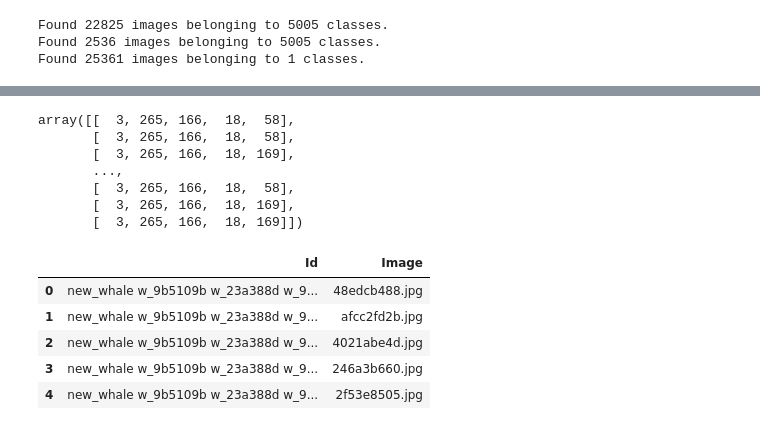
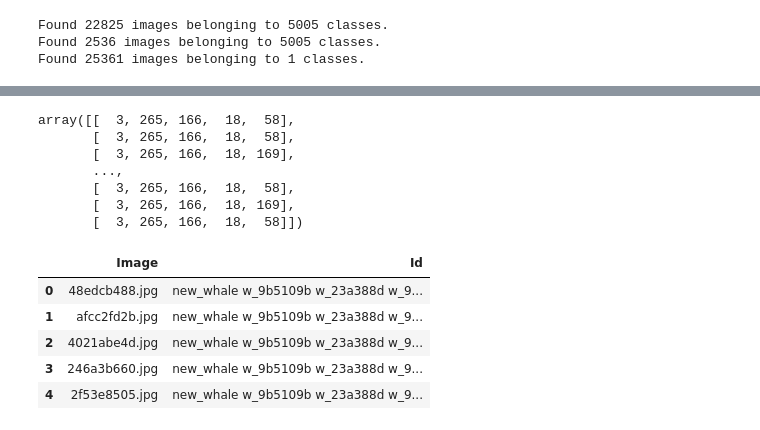
Before and after one commit to Zundock/Deep-whaling, a Jupyter notebook: deep_learning_final_project.ipynb, the cells around one changed output, grey strips where cells are left out. Saved outputs shown, nothing was run; the diff lists cells and outputs as text; code cells hidden in the pictures.

```diff
--- a/deep_learning_final_project.ipynb
+++ b/deep_learning_final_project.ipynb
@@ -173,7 +175,7 @@ sz = 100
 
 # create generators
 datagen=image.ImageDataGenerator(rescale=1./255, validation_split = 0.1)
-#test_datagen = image.ImageDataGenerator(rescale=1./255)
+test_datagen = image.ImageDataGenerator(rescale=1./255)
 
 train_generator=datagen.flow_from_dataframe(
     dataframe=train_df, directory=img_path,
@@ -223,7 +225,7 @@ early_stopping = EarlyStopping(monitor = 'val_loss', patience = 5)
 
 
 # Train the model
-model.fit_generator(generator=train_generator,
+history= model.fit_generator(generator=train_generator,
                     steps_per_epoch=STEP_SIZE_TRAIN,
                     validation_data=validation_generator,
                     validation_steps=STEP_SIZE_VALID,
@@ -257,7 +279,7 @@ array([[  3, 265, 166,  18,  58],
        ...,
        [  3, 265, 166,  18,  58],
        [  3, 265, 166,  18, 169],
-       [  3, 265, 166,  18, 169]])
+       [  3, 265, 166,  18,  58]])
 # %%
 '''
 Now we generate a map of each
@@ -300,12 +322,13 @@ import shutil
 shutil.rmtree('test_folder', ignore_errors=True)
 # %%
 submission = pd.DataFrame({"Image": os.listdir('./test'), "Id": final_preds})
-submission.to_csv("submission.csv", index = False)
+submission = submission[['Image','Id']]
+submission.to_csv("submission.csv", index = False, columns=['Image', 'Id'])
 submission.head()
 # %% [output]
-|  | Id | Image |
-| 0 | new_whale w_9b5109b w_23a388d w_9... | 48edcb488.jpg |
-| 1 | new_whale w_9b5109b w_23a388d w_9... | afcc2fd2b.jpg |
-| 2 | new_whale w_9b5109b w_23a388d w_9... | 4021abe4d.jpg |
-| 3 | new_whale w_9b5109b w_23a388d w_9... | 246a3b660.jpg |
-| 4 | new_whale w_9b5109b w_23a388d w_9... | 2f53e8505.jpg |
+|  | Image | Id |
+| 0 | 48edcb488.jpg | new_whale w_9b5109b w_23a388d w_9... |
+| 1 | afcc2fd2b.jpg | new_whale w_9b5109b w_23a388d w_9... |
+| 2 | 4021abe4d.jpg | new_whale w_9b5109b w_23a388d w_9... |
+| 3 | 246a3b660.jpg | new_whale w_9b5109b w_23a388d w_9... |
+| 4 | 2f53e8505.jpg | new_whale w_9b5109b w_23a388d w_9... |
```
Also changed, not shown: parts of 8 cells of this notebook.
